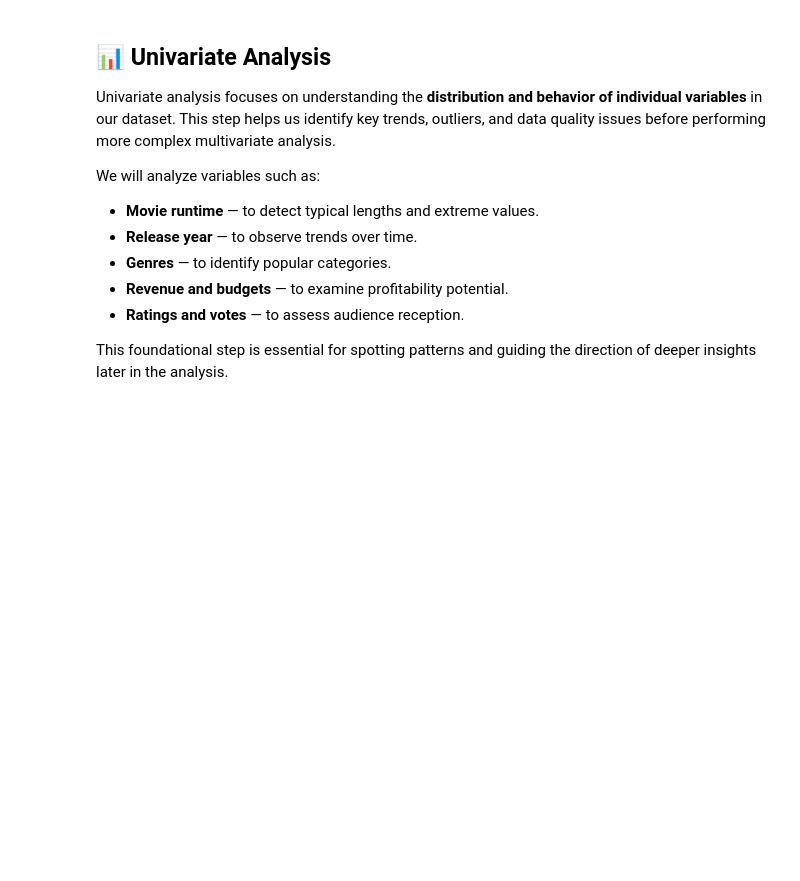
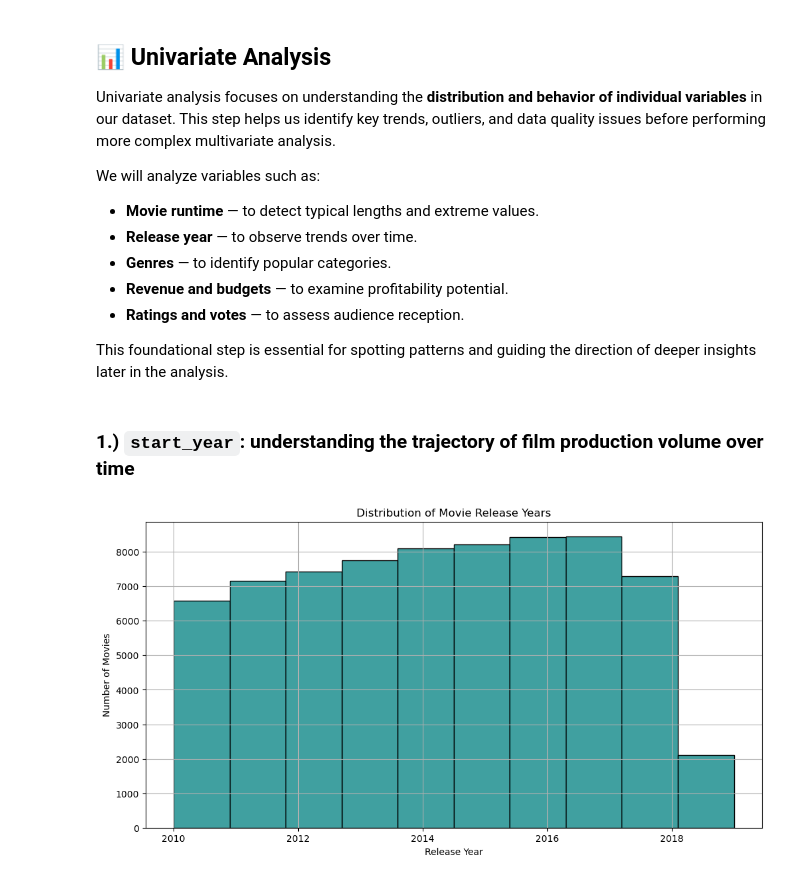
Before and after one commit to Arasirwa/stunning-computing-machine, a Jupyter notebook: notebooks/movie_analysis.ipynb, the cells around one changed output. Drawn from its saved outputs; the diff is of its cells as text; code cells hidden in the pictures; blank space fills up the shorter version.

```diff
--- a/notebooks/movie_analysis.ipynb
+++ b/notebooks/movie_analysis.ipynb
@@ -1071,3 +1101,15 @@ We will analyze variables such as:
 - **Ratings and votes** — to assess audience reception.
 
 This foundational step is essential for spotting patterns and guiding the direction of deeper insights later in the analysis.
+# %% [markdown]
+### 1.) `start_year`: understanding the trajectory of film production volume over time
+# %%
+plt.figure(figsize=(12,6))
+sns.histplot(data=imdb_full, x='start_year', bins=10, color='teal')
+plt.title('Distribution of Movie Release Years')
+plt.xlabel('Release Year')
+plt.ylabel('Number of Movies')
+plt.grid(True)
+plt.show()
+# %% [output]
+[figure, added]
```
Also changed, not shown: parts of 23 cells of this notebook.
